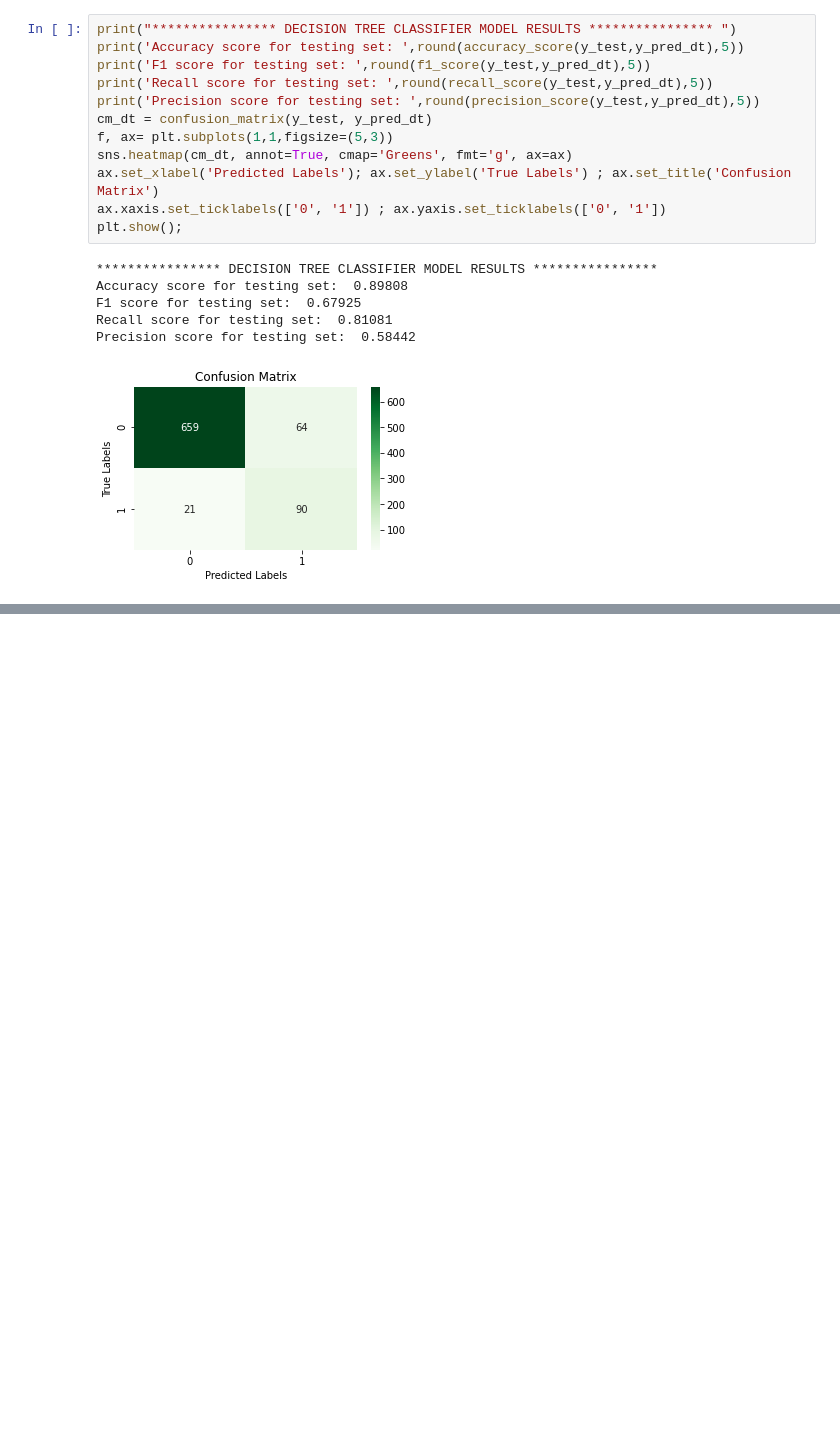
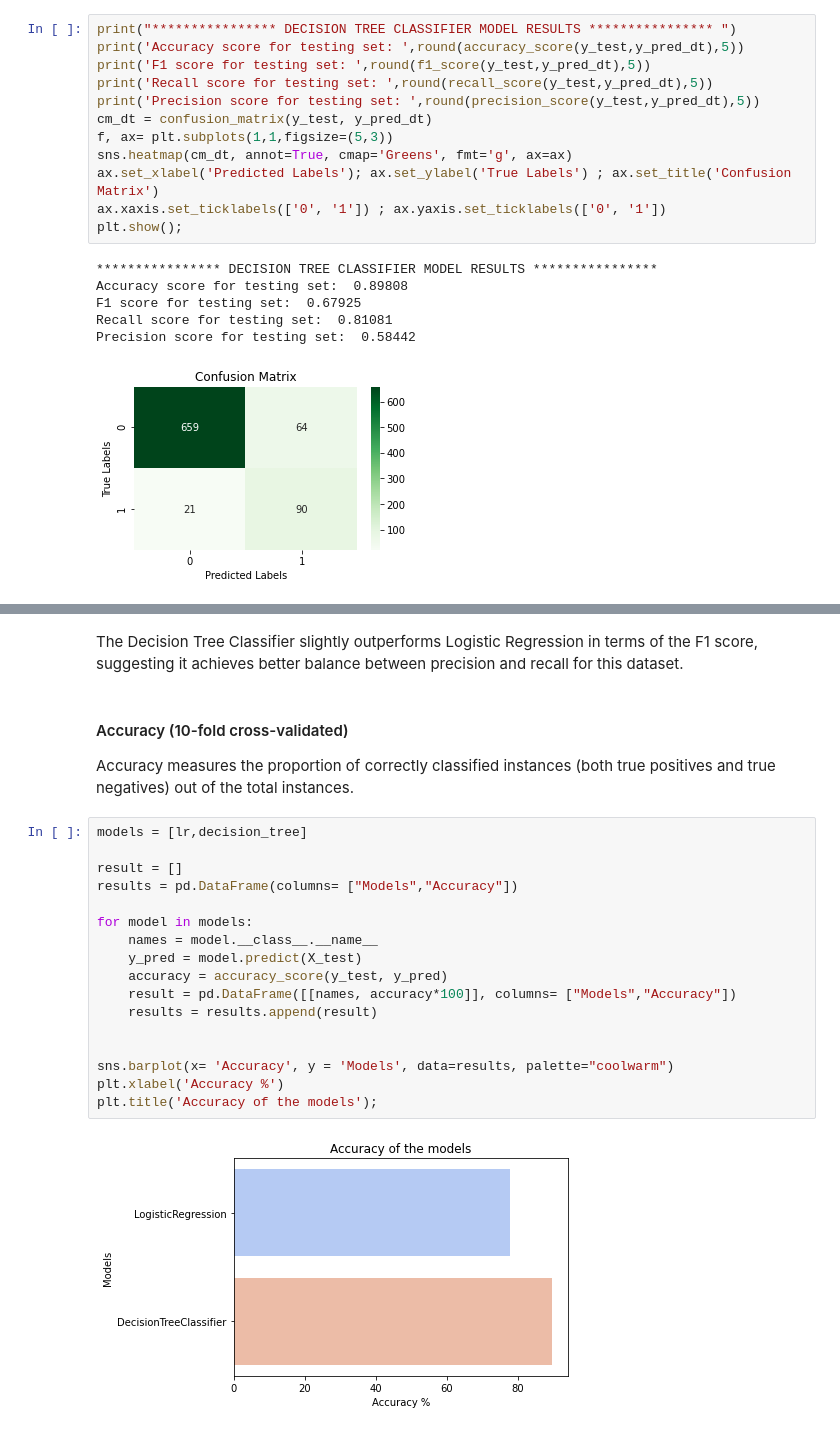
Before and after one commit to nyange21/TelecomChurnPredict-phase3, a Jupyter notebook: model.ipynb, the cells around one changed output, grey strips where cells are left out. Drawn from its saved outputs; the diff is of its cells as text; blank space fills up the shorter version.

```diff
--- a/model.ipynb
+++ b/model.ipynb
@@ -513,0 +596,25 @@ The model exhibits strong accuracy and recall, indicating it is effective at ide
+# %% [markdown]
+The Decision Tree Classifier slightly outperforms Logistic Regression in terms of the F1 score, suggesting it achieves better balance between precision and recall for this dataset.
+# %% [markdown]
+ #### Accuracy (10-fold cross-validated)
+
+ Accuracy measures the proportion of correctly classified instances (both true positives and true negatives) out of the total instances.
+# %%
+models = [lr,decision_tree]
+
+result = []
+results = pd.DataFrame(columns= ["Models","Accuracy"])
+
+for model in models:
+    names = model.__class__.__name__
+    y_pred = model.predict(X_test)
+    accuracy = accuracy_score(y_test, y_pred)
+    result = pd.DataFrame([[names, accuracy*100]], columns= ["Models","Accuracy"])
+    results = results.append(result)
+
+
+sns.barplot(x= 'Accuracy', y = 'Models', data=results, palette="coolwarm")
+plt.xlabel('Accuracy %')
+plt.title('Accuracy of the models');
+# %% [output]
+[figure, added]
```
Also changed, not shown: parts of 16 cells of this notebook.
